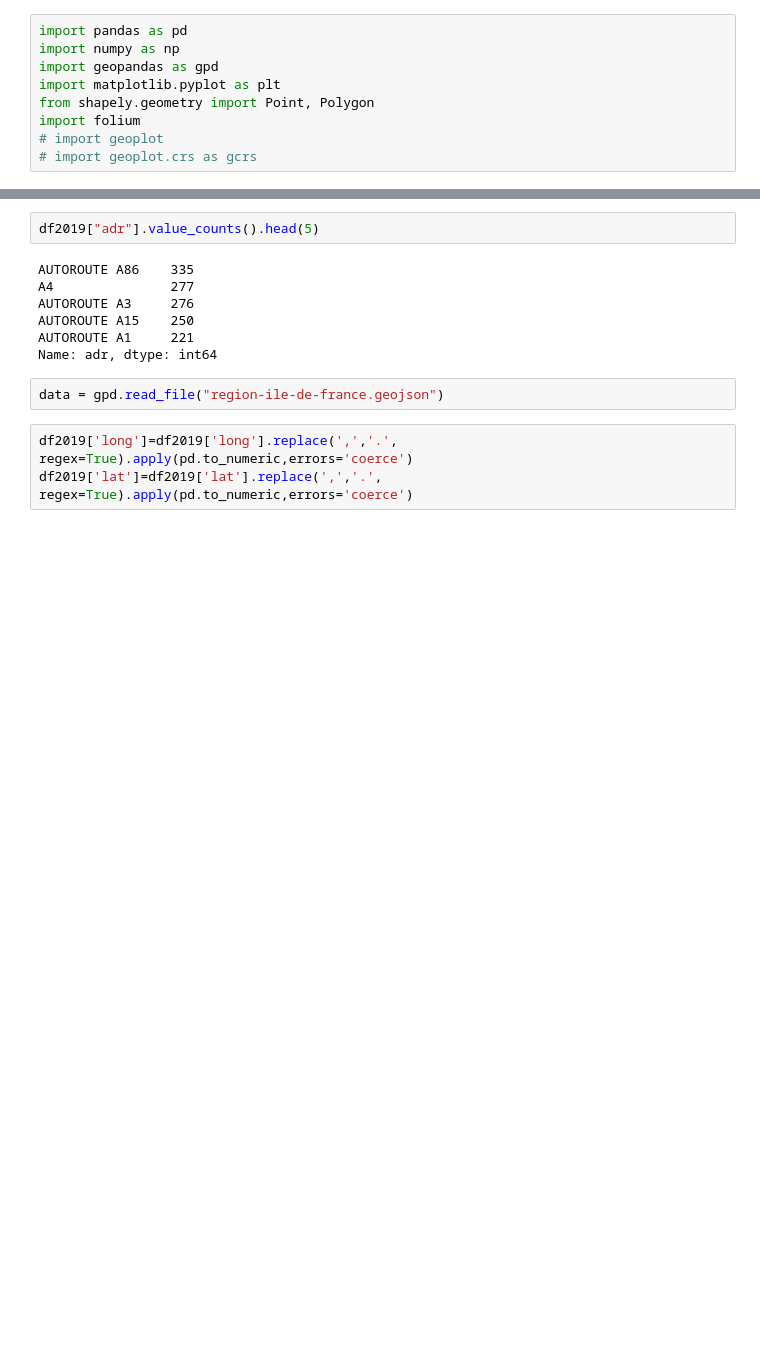
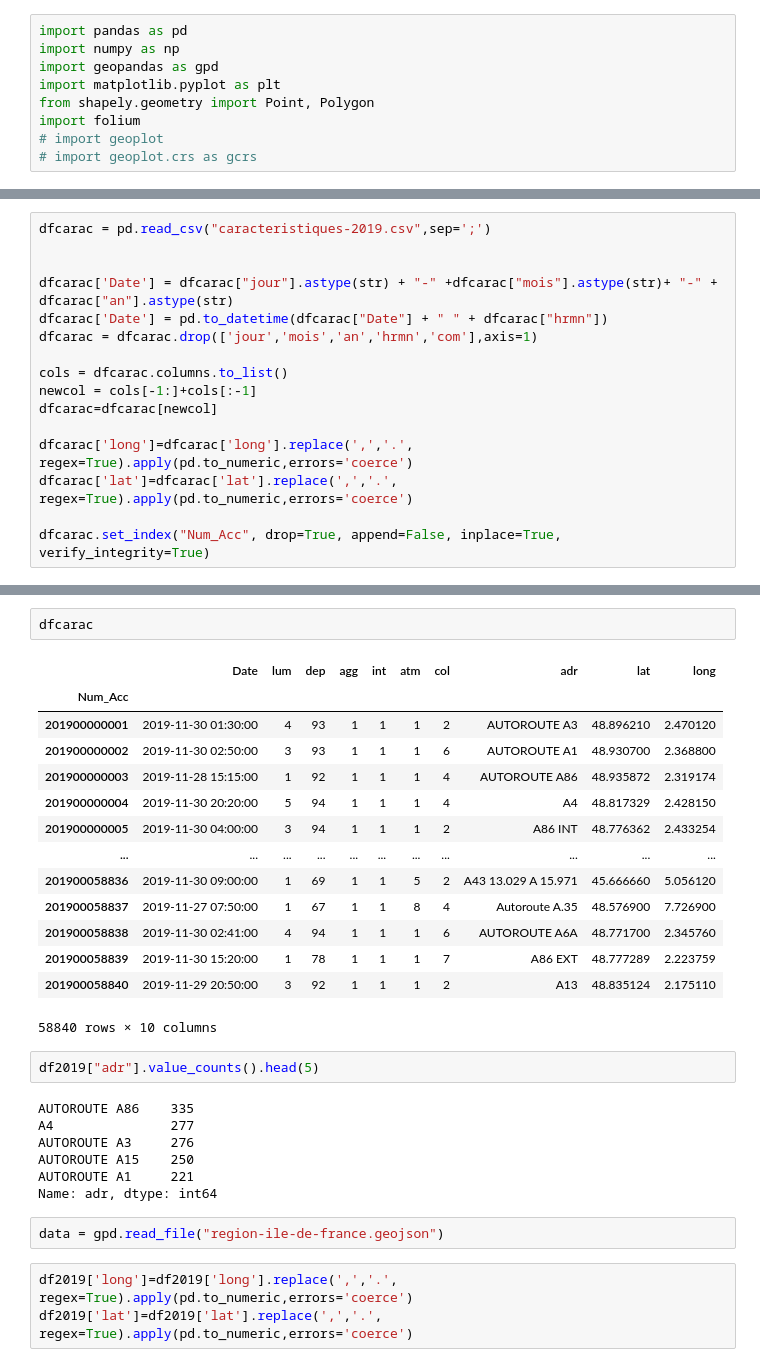
Before and after one commit to Ryadm/SD701-Projet-Accidentologie, a Jupyter notebook: Untitled.ipynb, the cells around one changed output, grey strips where cells are left out. Saved outputs shown, nothing was run; the diff lists cells and outputs as text; blank space fills up the shorter version.

```diff
--- a/Untitled.ipynb
+++ b/Untitled.ipynb
@@ -21,0 +10,16 @@ df2019 = df2019.loc[df2019["dep"].isin(["91","92","93","94","95","75","77","78"]
+# %%
+dfcarac = pd.read_csv("caracteristiques-2019.csv",sep=';')
+
+
+dfcarac['Date'] = dfcarac["jour"].astype(str) + "-" +dfcarac["mois"].astype(str)+ "-" + dfcarac["an"].astype(str)
+dfcarac['Date'] = pd.to_datetime(dfcarac["Date"] + " " + dfcarac["hrmn"])
+dfcarac = dfcarac.drop(['jour','mois','an','hrmn','com'],axis=1)
+
+cols = dfcarac.columns.to_list()
+newcol = cols[-1:]+cols[:-1]
+dfcarac=dfcarac[newcol]
+
+dfcarac['long']=dfcarac['long'].replace(',','.', regex=True).apply(pd.to_numeric,errors='coerce')
+dfcarac['lat']=dfcarac['lat'].replace(',','.', regex=True).apply(pd.to_numeric,errors='coerce')
+
+dfcarac.set_index("Num_Acc", drop=True, append=False, inplace=True, verify_integrity=True)
@@ -22,3 +49,20 @@ df2019 = df2019.loc[df2019["dep"].isin(["91","92","93","94","95","75","77","78"]
+# %%
+dfcarac
+# %% [output]
+|  | Date | lum | dep | agg | int | atm | col | adr | lat | long |
+| Num_Acc |  |  |  |  |  |  |  |  |  |  |
+| 201900000001 | 2019-11-30 01:30:00 | 4 | 93 | 1 | 1 | 1 | 2 | AUTOROUTE A3 | 48.896210 | 2.470120 |
+| 201900000002 | 2019-11-30 02:50:00 | 3 | 93 | 1 | 1 | 1 | 6 | AUTOROUTE A1 | 48.930700 | 2.368800 |
+| 201900000003 | 2019-11-28 15:15:00 | 1 | 92 | 1 | 1 | 1 | 4 | AUTOROUTE A86 | 48.935872 | 2.319174 |
+| 201900000004 | 2019-11-30 20:20:00 | 5 | 94 | 1 | 1 | 1 | 4 | A4 | 48.817329 | 2.428150 |
+| 201900000005 | 2019-11-30 04:00:00 | 3 | 94 | 1 | 1 | 1 | 2 | A86 INT | 48.776362 | 2.433254 |
+| ... | ... | ... | ... | ... | ... | ... | ... | ... | ... | ... |
+| 201900058836 | 2019-11-30 09:00:00 | 1 | 69 | 1 | 1 | 5 | 2 | A43 13.029 A 15.971 | 45.666660 | 5.056120 |
+| 201900058837 | 2019-11-27 07:50:00 | 1 | 67 | 1 | 1 | 8 | 4 | Autoroute A.35 | 48.576900 | 7.726900 |
+| 201900058838 | 2019-11-30 02:41:00 | 4 | 94 | 1 | 1 | 1 | 6 | AUTOROUTE A6A | 48.771700 | 2.345760 |
+| 201900058839 | 2019-11-30 15:20:00 | 1 | 78 | 1 | 1 | 1 | 7 | A86 EXT | 48.777289 | 2.223759 |
+| 201900058840 | 2019-11-29 20:50:00 | 3 | 92 | 1 | 1 | 1 | 2 | A13 | 48.835124 | 2.175110 |
+58840 rows × 10 columns
 # %%
 df2019["adr"].value_counts().head(5)
 # %% [output]
```
Also changed, not shown: parts of 4 cells of this notebook.
